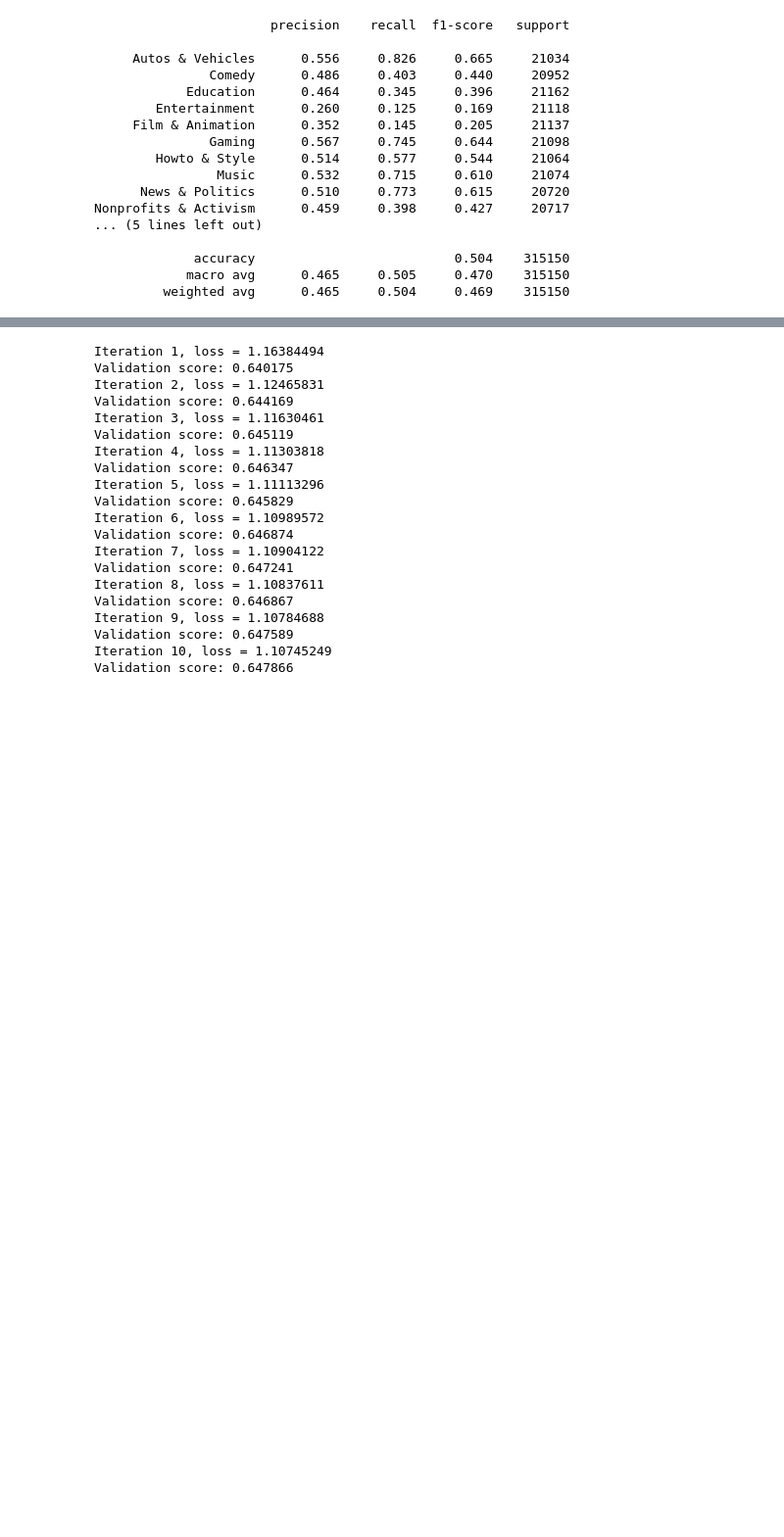
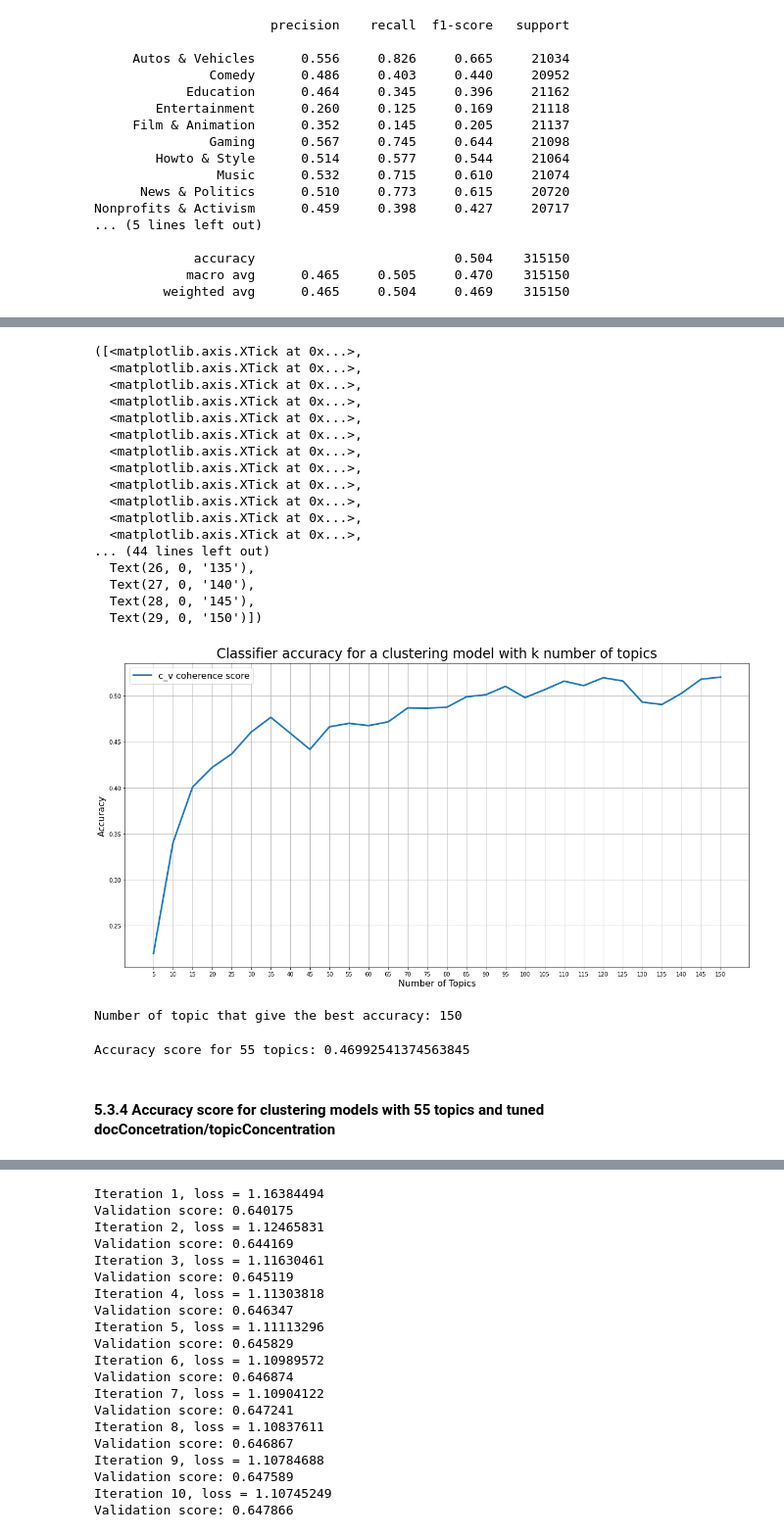
Before and after one commit to manoelhortaribeiro/youtube_projects, a Jupyter notebook: notebooks/0 - Full Pipeline.ipynb, the cells around one changed output, grey strips where cells are left out. Shown at 98% size. Saved outputs shown, nothing was run; the diff lists cells and outputs as text; code cells hidden in the pictures; blank space fills up the shorter version.

Commit message:
accuracy for all clustering models

```diff
--- a/notebooks/0 - Full Pipeline.ipynb
+++ b/notebooks/0 - Full Pipeline.ipynb
@@ -1327,15 +1295,16 @@ for key, value in category2idx_rand_undersampl.items():
+# %%
+index = np.arange(number_videos_in_dataset)
+np.random.shuffle(index)
 # %%
 # Save list of shuffled index for reproducibility
-with open('/dlabdata1/youtube_large/olam/data/final_res/list_suffled_idx.pickle', 'wb') as f:
+with open('/dlabdata1/youtube_large/olam/data/final_res/list_suffled_balanced_idx.pickle', 'wb') as f:
     pickle.dump(index, f)
 f.close()
 # %%
 # Load list of shuffled index for balanced data
-with open('/dlabdata1/youtube_large/olam/data/final_res/list_suffled_idx.pickle', 'rb') as f:
+with open('/dlabdata1/youtube_large/olam/data/final_res/list_suffled_balanced_idx.pickle', 'rb') as f:
     index = pickle.load(f)
 f.close()
-# %%
-number_videos_in_dataset = len(index)
 # %%
 training_val_model_threshold = int(0.8 * number_videos_in_dataset)
 training_model_threshold = int(0.65 * number_videos_in_dataset)
@@ -1452,0 +1486,43 @@ Nonprofits & Activism      0.459     0.398     0.427     20717
+# %%
+fig, ax = plt.subplots(figsize=(20, 10))
+
+ax.set_title('Classifier accuracy for a clustering model with k number of topics', fontsize=24, pad=10)
+ax.set_xlabel('Number of Topics', fontsize=16)
+ax.set_ylabel('Accuracy', fontsize=16)
+
+ax.grid('on')
+
+ax.plot(accuracies, label='c_v coherence score', linewidth=3)
+
+ax.legend(fontsize=16)
+
+plt.xticks(np.arange(len(n_topics)), n_topics)
+# %% [output]
+([<matplotlib.axis.XTick at 0x...>,
+  <matplotlib.axis.XTick at 0x...>,
+  <matplotlib.axis.XTick at 0x...>,
+  <matplotlib.axis.XTick at 0x...>,
+  <matplotlib.axis.XTick at 0x...>,
+  <matplotlib.axis.XTick at 0x...>,
+  <matplotlib.axis.XTick at 0x...>,
+  <matplotlib.axis.XTick at 0x...>,
+  <matplotlib.axis.XTick at 0x...>,
+  <matplotlib.axis.XTick at 0x...>,
+  <matplotlib.axis.XTick at 0x...>,
+  <matplotlib.axis.XTick at 0x...>,
+... (44 lines left out)
+  Text(26, 0, '135'),
+  Text(27, 0, '140'),
+  Text(28, 0, '145'),
+  Text(29, 0, '150')])
+[figure, added]
+# %%
+print('Number of topic that give the best accuracy: ' + str(n_topics[np.argmax(accuracies)]))
+# %% [output]
+Number of topic that give the best accuracy: 150
+# %%
+print('Accuracy score for 55 topics: ' + str(accuracies[list(n_topics).index(55)]))
+# %% [output]
+Accuracy score for 55 topics: 0.46992541374563845
+# %% [markdown]
+#### 5.3.4 Accuracy score for clustering models with 55 topics and tuned docConcetration/topicConcentration
```
Also changed, not shown: parts of 46 cells of this notebook.
